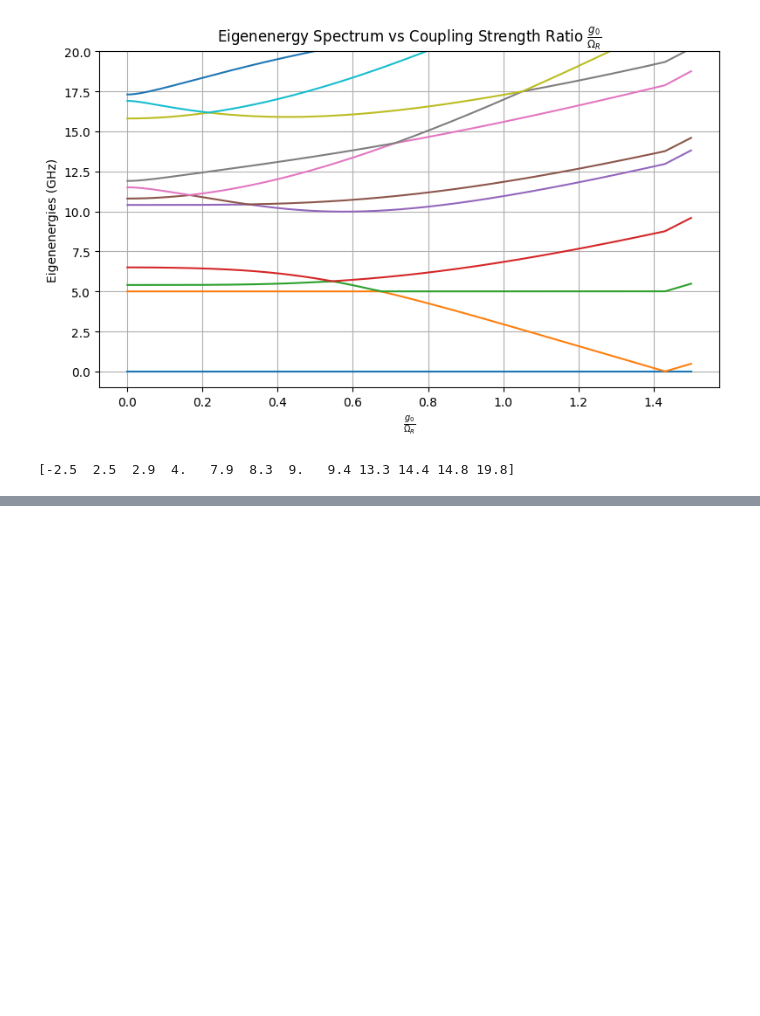
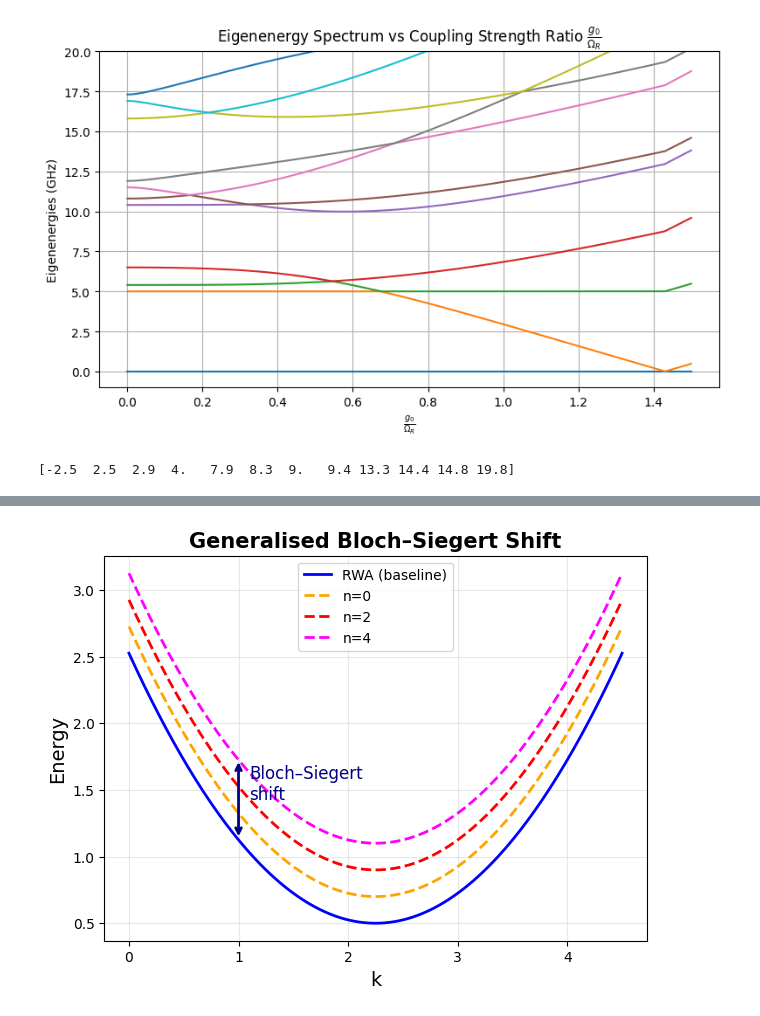
Before and after one commit to shreyasat27/MSc-QT-, a Jupyter notebook: thesis_plts.ipynb, the cells around one changed output, grey strips where cells are left out. Saved outputs shown, nothing was run; the diff lists cells and outputs as text; code cells hidden in the pictures; blank space fills up the shorter version.

```diff
--- a/thesis_plts.ipynb
+++ b/thesis_plts.ipynb
@@ -426,0 +534,44 @@ print(np.round(eigenvals[0] / (2*np.pi), 6))
+# %%
+import matplotlib.pyplot as plt
+import numpy as np
+
+# Define k-axis
+k = np.linspace(0, 4.5, 200)
+
+# Base parabola (RWA)
+baseline = 0.5 + 0.4*(k-2.25)**2
+
+# Shifted curves for n=0,2,4
+shift_n0 = baseline + 0.2
+shift_n2 = baseline + 0.4
+shift_n4 = baseline + 0.6
+
+plt.figure(figsize=(7,5))
+
+# Plot baseline (blue solid)
+plt.plot(k, baseline, color="blue", lw=2, label="RWA (baseline)")
+
+# Plot shifted curves (dashed)
+plt.plot(k, shift_n0, "--", color="orange", lw=2, label="n=0")
+plt.plot(k, shift_n2, "--", color="red", lw=2, label="n=2")
+plt.plot(k, shift_n4, "--", color="magenta", lw=2, label="n=4")
+
+# Bloch-Siegert shift arrow
+x0 = 1.0
+y0 = baseline[np.argmin(np.abs(k-x0))]
+plt.annotate(
+    "", xy=(x0, y0+0.6), xytext=(x0, y0),
+    arrowprops=dict(arrowstyle="<->", color="navy", lw=2)
+)
+plt.text(x0+0.1, y0+0.3, "Bloch–Siegert\nshift", color="navy", fontsize=12)
+
+# Labels and legend
+plt.xlabel("k", fontsize=14)
+plt.ylabel("Energy", fontsize=14)
+plt.title("Generalised Bloch–Siegert Shift", fontsize=15, weight="bold")
+plt.legend()
+plt.grid(alpha=0.3)
+
+plt.show()
+# %% [output]
+[figure, added]
```
Also changed, not shown: parts of 6 cells of this notebook.
